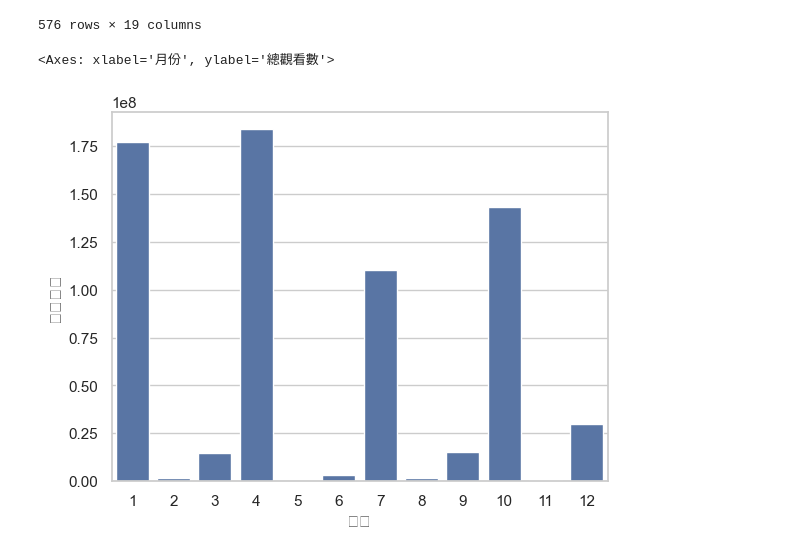
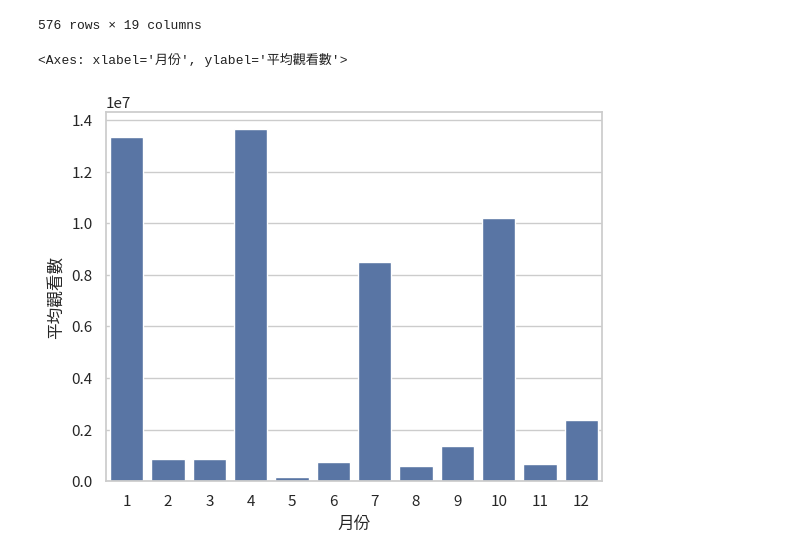
Before and after one commit to hsiaoyt0923/Anime_View_Number_Regression, a Jupyter notebook: visualize.ipynb, the cells around one changed output. Cells and saved outputs as stored; diff of their text form; code cells hidden in the pictures.

```diff
--- a/visualize.ipynb
+++ b/visualize.ipynb
@@ -116,10 +146,14 @@ df[condition]
 | 581 | 戀愛中的小行星 | 581000 | 44692 | 2020 | 1 | 13 | 4.9 | 2496 | 平牧大輔 | 木棉花 | 動画工房 | ... |
 | 582 | Re：從零開始的異世界生活 新編集版 | 3301000 | 126962 | 2020 | 1 | 26 | 4.9 | 3878 | 渡邊政治 | 木棉花 | WHITE FOX | ... |
 576 rows × 19 columns
+# %%
+plt.rcParams['font.sans-serif'] = ['Taipei Sans TC Beta']
+plt.rcParams['axes.unicode_minus'] = False
+sns.set(font=['sans-serif'])
+sns.set_style("whitegrid", {"font.sans-serif": ['Taipei Sans TC Beta']})
 # %%
-sns.set_theme(style='whitegrid')
 view_number_total = df.groupby('月份', as_index=False).sum()
-sns.barplot(data=view_number_total, x='月份', y='總觀看數')
+sns.barplot(data=view_number_total, x='月份', y='平均觀看數')
 # %% [output]
-<Axes: xlabel='月份', ylabel='總觀看數'>
+<Axes: xlabel='月份', ylabel='平均觀看數'>
-[figure, old version]
+[figure, new version]
```
Also changed, not shown: parts of 7 cells of this notebook.
